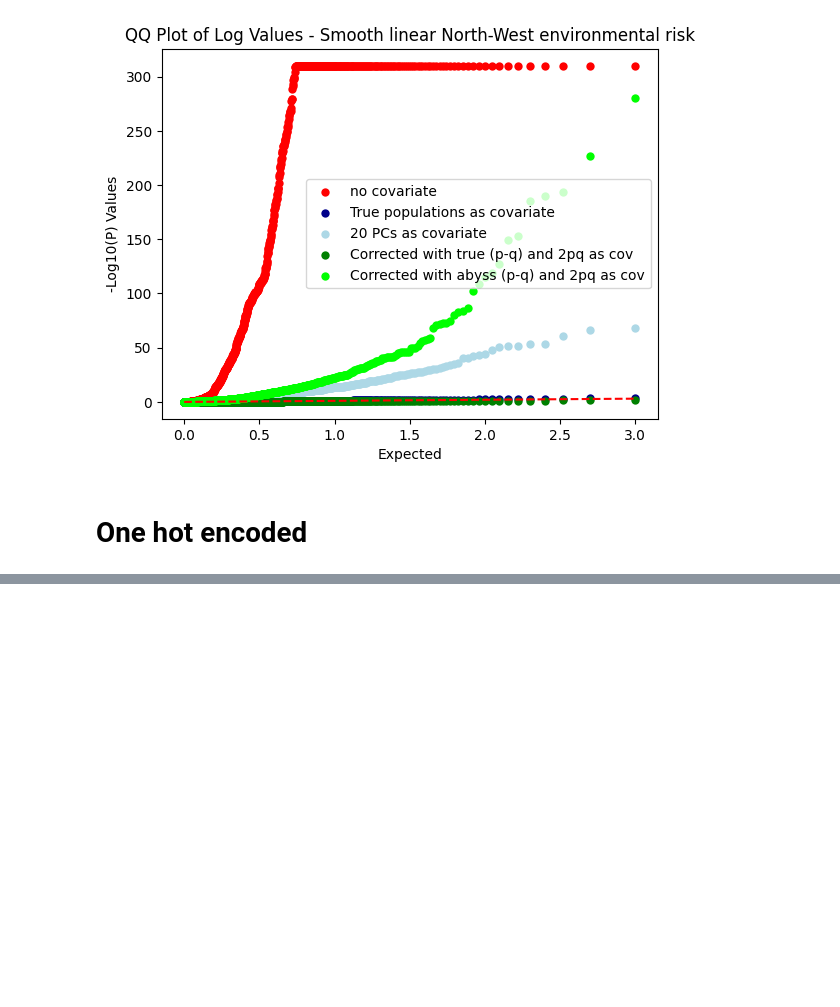
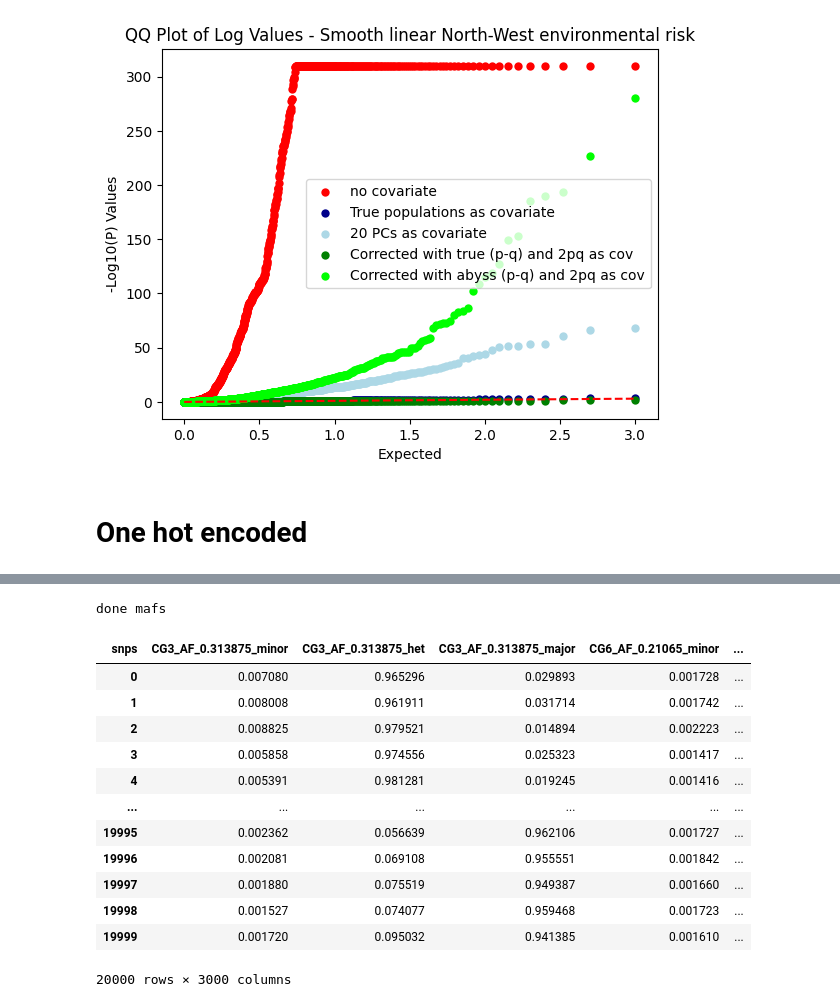
Before and after one commit to mat2m10/abyss_simulation, a Jupyter notebook: 09 Analysis only environment.ipynb, the cells around one changed output, grey strips where cells are left out. Drawn from its saved outputs; the diff is of its cells as text; code cells hidden in the pictures; blank space fills up the shorter version.

```diff
--- a/09 Analysis only environment.ipynb
+++ b/09 Analysis only environment.ipynb
@@ -802,0 +811,16 @@ one_hot_encoded
+# %%
+complete_one_hot = complete.copy()
+# %%
+# One-hot encoding
+values_to_encode = [-1.0, 0.0, 1.0]
+stand_for_vals = ['minor','het','major']
+encoded_columns = []
+
+for column in complete_one_hot.columns:
+    for i in range(len(values_to_encode)):
+        new_column_name = f"{column}_{stand_for_vals[i]}"
+        complete_one_hot[new_column_name] = (complete_one_hot[column] == values_to_encode[i]).astype(int)
+        encoded_columns.append(new_column_name)
+
+# Drop the original columns
+complete_one_hot = complete_one_hot.drop(columns=complete_one_hot.columns.difference(encoded_columns))
@@ -802,0 +864,28 @@ one_hot_encoded
+# %%
+# minimalist abyss
+bottleneck_nr = 150
+epoch = 100
+patience = 15
+dim_columns = ['dim{}'.format(i) for i in range(1, bottleneck_nr+1)]
+autoencoder, bottleneck_model, history = abyss(complete_one_hot, bottleneck_nr, epoch, patience)
+mafs = autoencoder(tf.convert_to_tensor(complete_one_hot, dtype=tf.float32))
+mafs = pd.DataFrame(data=mafs, columns = complete_one_hot.columns)
+print('done mafs')
+# %% [output]
+done mafs
+# %%
+mafs
+# %% [output]
+| snps | CG3_AF_0.313875_minor | CG3_AF_0.313875_het | CG3_AF_0.313875_major | CG6_AF_0.21065_minor | ... |
+| 0 | 0.007080 | 0.965296 | 0.029893 | 0.001728 | ... |
+| 1 | 0.008008 | 0.961911 | 0.031714 | 0.001742 | ... |
+| 2 | 0.008825 | 0.979521 | 0.014894 | 0.002223 | ... |
+| 3 | 0.005858 | 0.974556 | 0.025323 | 0.001417 | ... |
+| 4 | 0.005391 | 0.981281 | 0.019245 | 0.001416 | ... |
+| ... | ... | ... | ... | ... | ... |
+| 19995 | 0.002362 | 0.056639 | 0.962106 | 0.001727 | ... |
+| 19996 | 0.002081 | 0.069108 | 0.955551 | 0.001842 | ... |
+| 19997 | 0.001880 | 0.075519 | 0.949387 | 0.001660 | ... |
+| 19998 | 0.001527 | 0.074077 | 0.959468 | 0.001723 | ... |
+| 19999 | 0.001720 | 0.095032 | 0.941385 | 0.001610 | ... |
+20000 rows × 3000 columns
```
Also changed, not shown: parts of 15 cells of this notebook.
